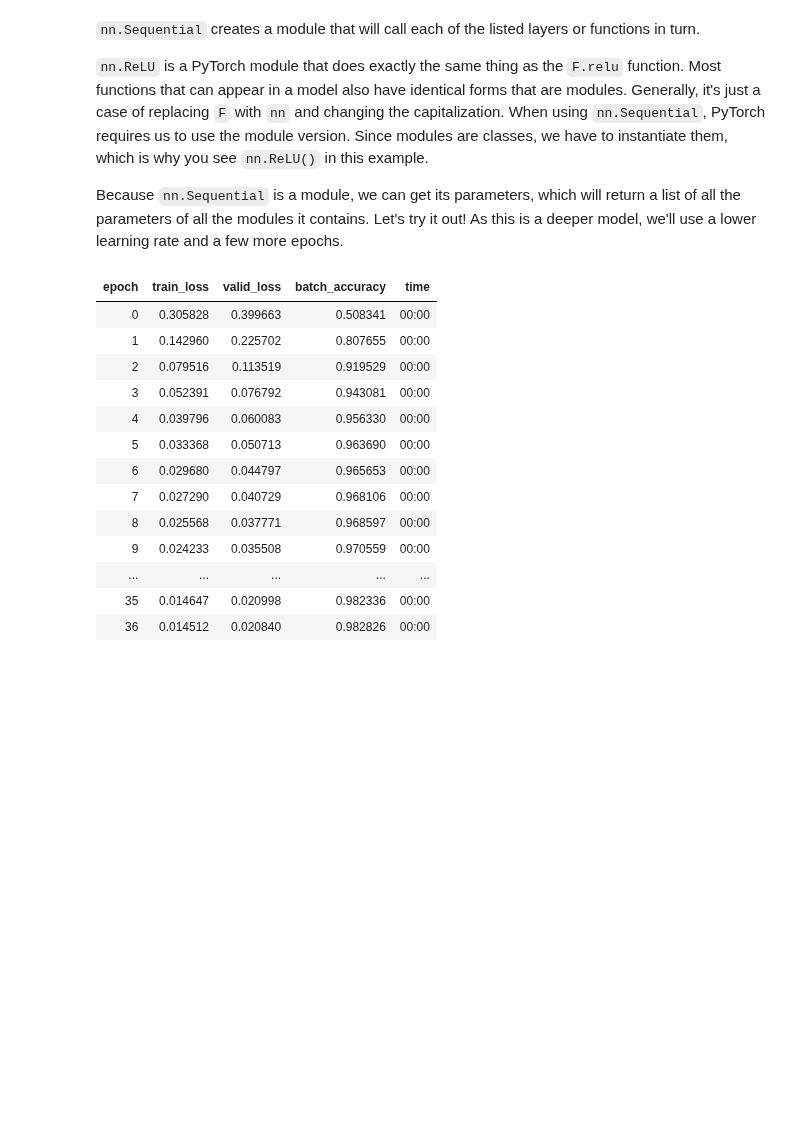
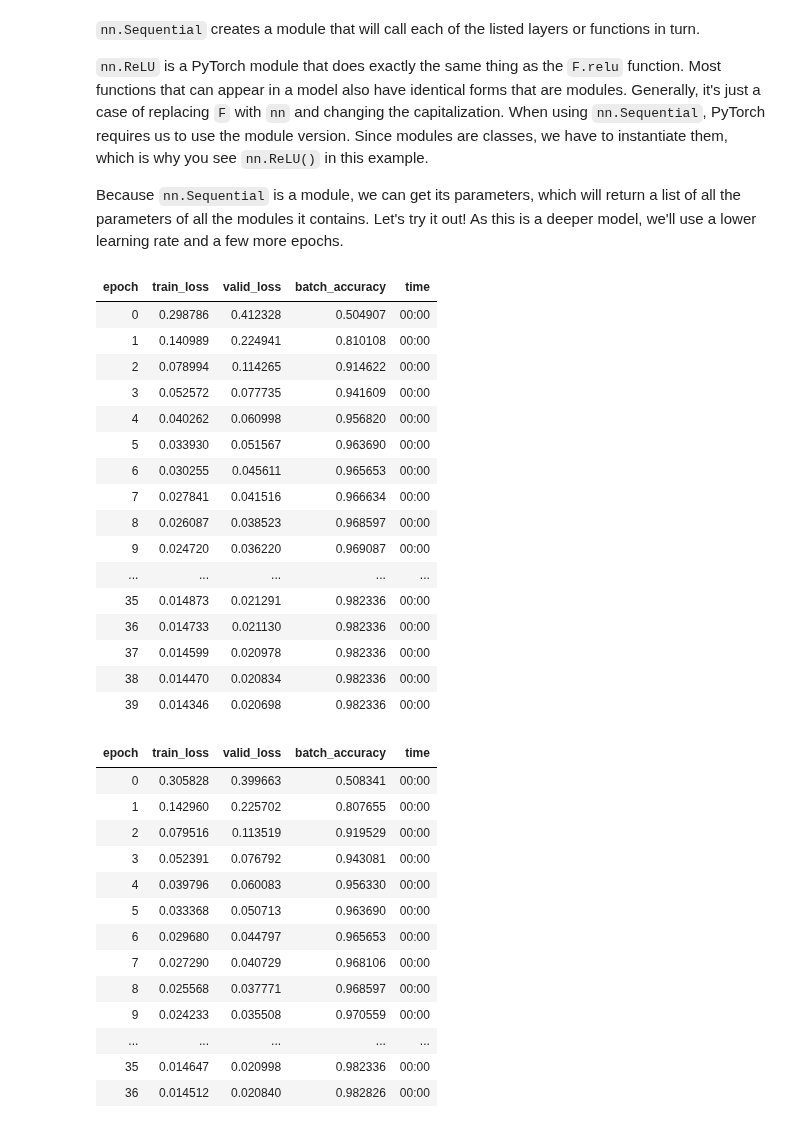
Before and after one commit to GrueneKatze/FastAI4, a Jupyter notebook: FastAI_04_mnist_basics.ipynb, the cells around one changed output. Cells and saved outputs as stored; diff of their text form; code cells hidden in the pictures; blank space fills up the shorter version.

```diff
--- a/FastAI_04_mnist_basics.ipynb
+++ b/FastAI_04_mnist_basics.ipynb
@@ -1341,6 +1344,26 @@ Because `nn.Sequential` is a module, we can get its parameters, which will retur
 # %%
 learn = Learner(dls, simple_net, opt_func=SGD,
                 loss_func=mnist_loss, metrics=batch_accuracy)
+# %%
+learn.fit(40, 0.1)
+# %% [output]
+| epoch | train_loss | valid_loss | batch_accuracy | time |
+| 0 | 0.298786 | 0.412328 | 0.504907 | 00:00 |
+| 1 | 0.140989 | 0.224941 | 0.810108 | 00:00 |
+| 2 | 0.078994 | 0.114265 | 0.914622 | 00:00 |
+| 3 | 0.052572 | 0.077735 | 0.941609 | 00:00 |
+| 4 | 0.040262 | 0.060998 | 0.956820 | 00:00 |
+| 5 | 0.033930 | 0.051567 | 0.963690 | 00:00 |
+| 6 | 0.030255 | 0.045611 | 0.965653 | 00:00 |
+| 7 | 0.027841 | 0.041516 | 0.966634 | 00:00 |
+| 8 | 0.026087 | 0.038523 | 0.968597 | 00:00 |
+| 9 | 0.024720 | 0.036220 | 0.969087 | 00:00 |
+| ... | ... | ... | ... | ... |
+| 35 | 0.014873 | 0.021291 | 0.982336 | 00:00 |
+| 36 | 0.014733 | 0.021130 | 0.982336 | 00:00 |
+| 37 | 0.014599 | 0.020978 | 0.982336 | 00:00 |
+| 38 | 0.014470 | 0.020834 | 0.982336 | 00:00 |
+| 39 | 0.014346 | 0.020698 | 0.982336 | 00:00 |
 # %%
 #hide_output
 learn.fit(40, 0.1)
```
Also changed, not shown: parts of 33 cells of this notebook.
